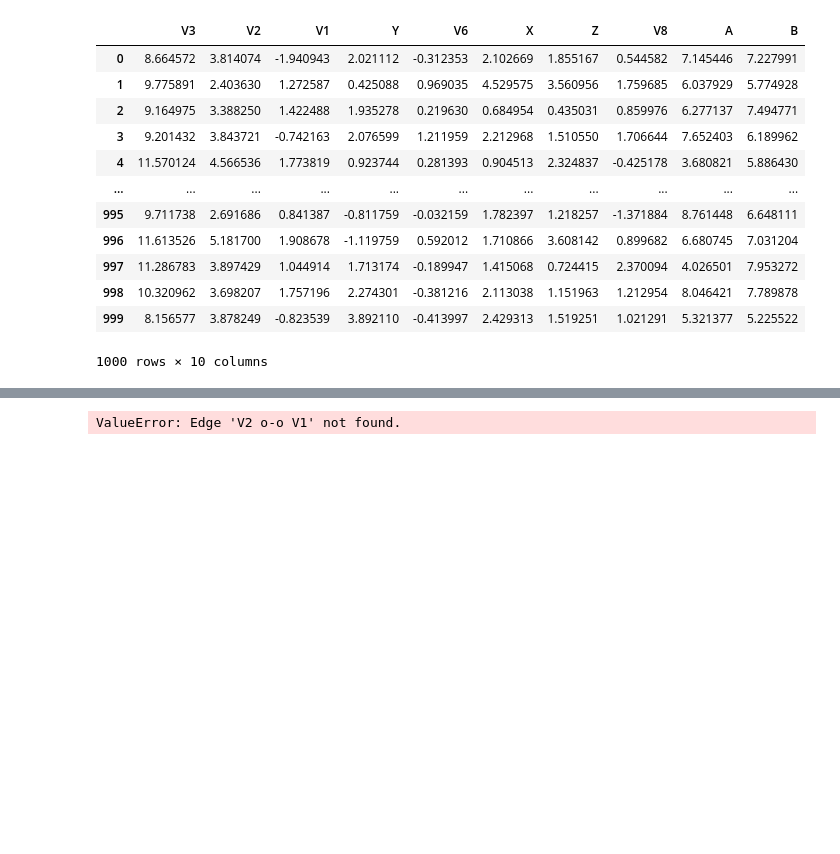
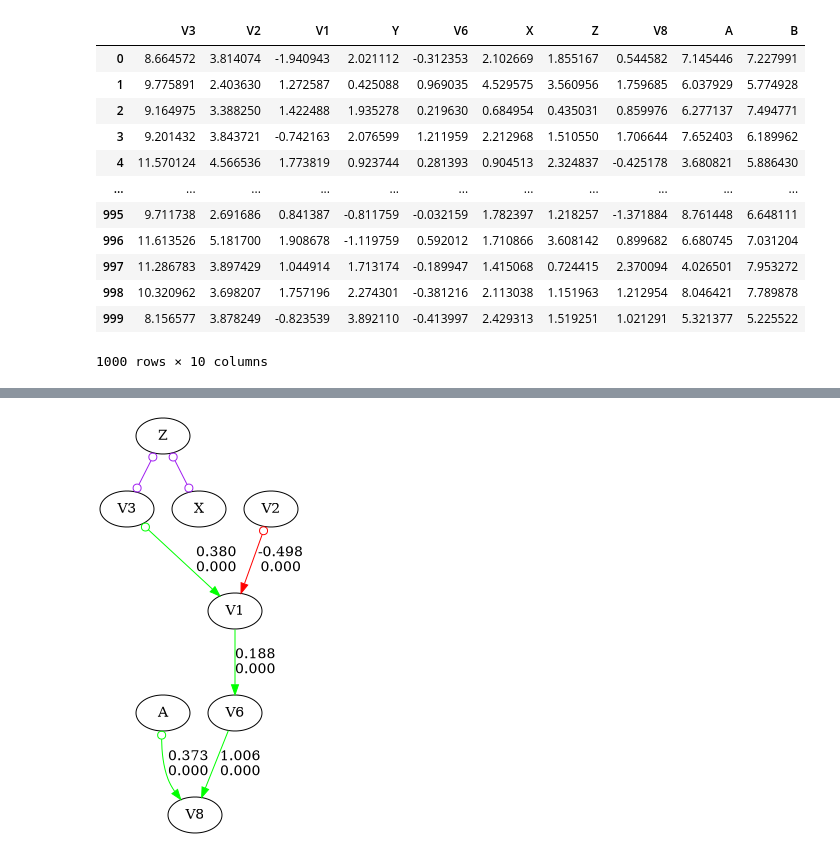
Before and after one commit to kelvinlim/pytetrad_plus, a Jupyter notebook: extra_credit.ipynb, the cells around one changed output, grey strips where cells are left out. Drawn from its saved outputs; the diff is of its cells as text; code cells hidden in the pictures; blank space fills up the shorter version.

```diff
--- a/extra_credit.ipynb
+++ b/extra_credit.ipynb
@@ -164,28 +85,10 @@ sem_results['estimates']
 | 5 | V1 | ~~ | V1 | 0.990341 | 0.044289 | 22.360680 | 0.000000e+00 |
 | 6 | V6 | ~~ | V6 | 0.907551 | 0.040587 | 22.360680 | 0.000000e+00 |
 | 7 | V8 | ~~ | V8 | 1.720916 | 0.076962 | 22.360680 | 0.000000e+00 |
-# %%
-def add_sem_results_to_graph(obj, df):
-    # iterate over the estimates id the df semopy output
-    # and add them to the graph object
-
-    # iterate over the estimates and add them to the graph
-    # object
-
-    for index, row in df.iterrows():
-        if row['op'] == '~':
-            source = row['rval']
-            target = row['lval']
-            estimate = row['Estimate']
-            pvalue = row['p-value']
-            # modify the edge in the existing graph obj
-            # set the color based on the sign of estimate, green for positive, red for negative
-            color = 'green' if estimate > 0 else 'red'
-
-            obj.modify_existing_edge(source, target, color=color, strength=estimate, pvalue=pvalue)
-            pass
-
-add_sem_results_to_graph(obj, sem_results['estimates'])
-obj.show_graph()
-# %% [output]
-ValueError: Edge 'V2 o-o V1' not found.
+# %%
+# add sem results to graph
+
+ts.add_sem_results_to_graph(obj, sem_results['estimates'])
+obj.show_graph()
+# %% [output]
+[figure, added]
```
Also changed, not shown: parts of 8 cells of this notebook, 2 other files.
